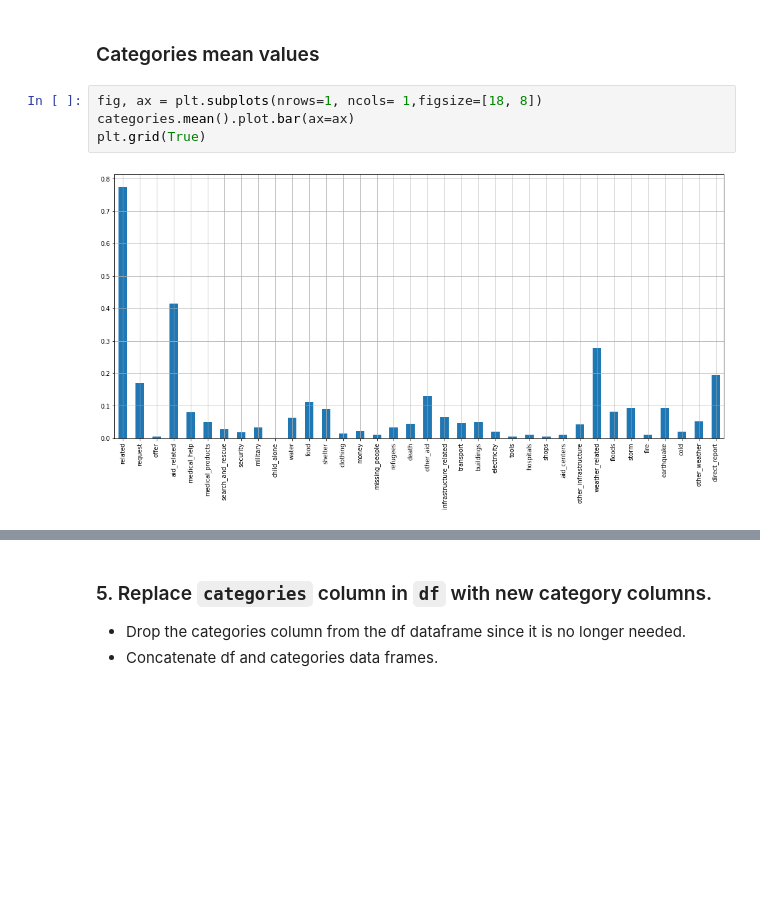
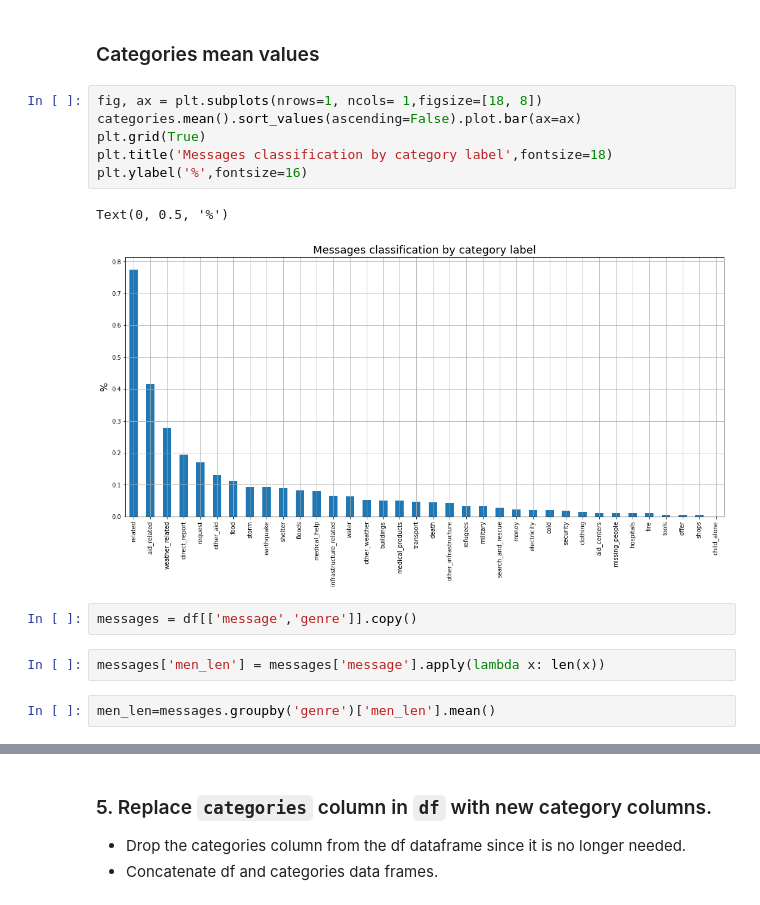
Before and after one commit to rafaelmata357/Disaster-Response-Pipeline, a Jupyter notebook: data/ETL Pipeline Preparation.ipynb, the cells around one changed output, grey strips where cells are left out. Drawn from its saved outputs; the diff is of its cells as text; blank space fills up the shorter version.

```diff
--- a/data/ETL Pipeline Preparation.ipynb
+++ b/data/ETL Pipeline Preparation.ipynb
@@ -163,7 +165,16 @@ categories.head()
 ### Categories mean values
 # %%
 fig, ax = plt.subplots(nrows=1, ncols= 1,figsize=[18, 8])
-categories.mean().plot.bar(ax=ax)
+categories.mean().sort_values(ascending=False).plot.bar(ax=ax)
 plt.grid(True)
+plt.title('Messages classification by category label',fontsize=18)
+plt.ylabel('%',fontsize=16)
 # %% [output]
+Text(0, 0.5, '%')
-[figure, old version]
+[figure, new version]
+# %%
+messages = df[['message','genre']].copy()
+# %%
+messages['men_len'] = messages['message'].apply(lambda x: len(x))
+# %%
+men_len=messages.groupby('genre')['men_len'].mean()
```
Also changed, not shown: parts of 3 cells of this notebook.
